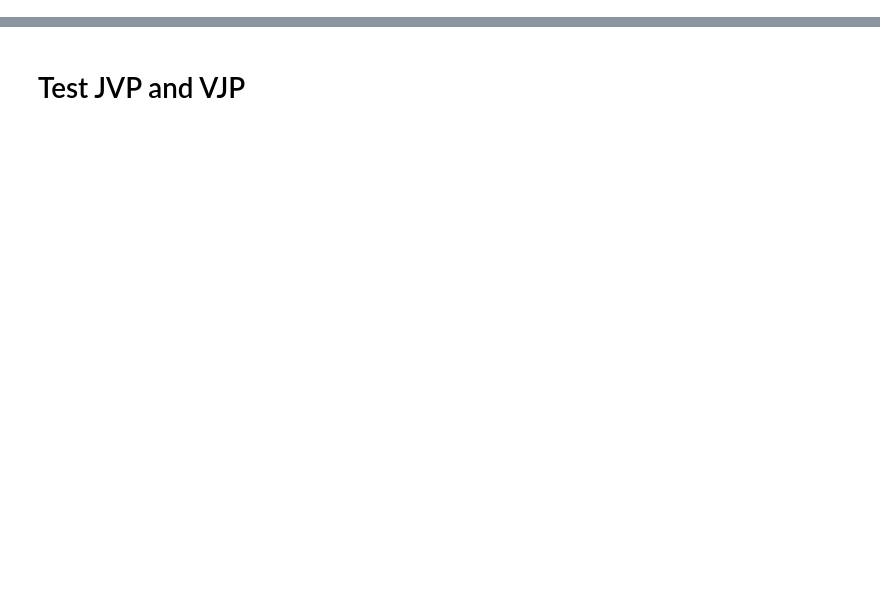
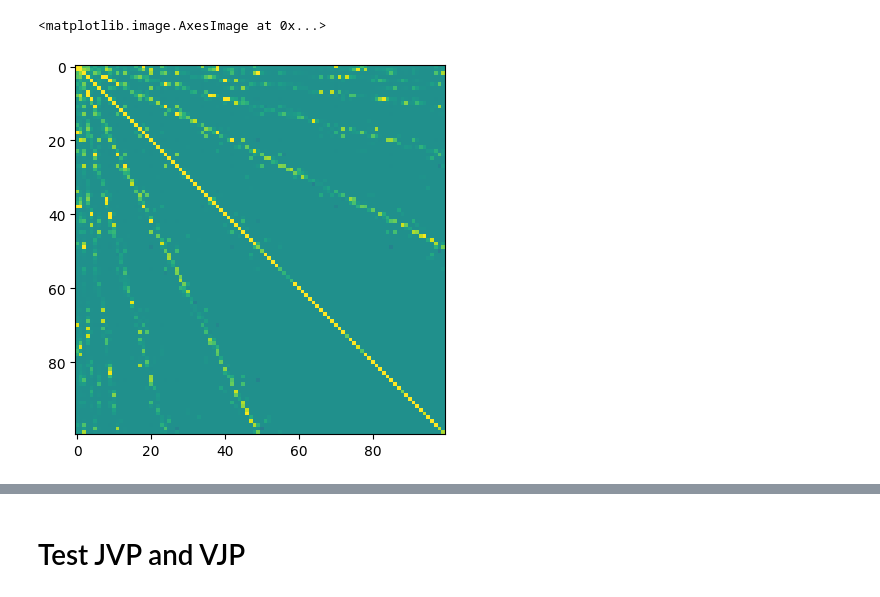
Before and after one commit to stanford-ism/graphgp, a Jupyter notebook: new.ipynb, the cells around one changed output, grey strips where cells are left out. Drawn from its saved outputs; the diff is of its cells as text; code cells hidden in the pictures; blank space fills up the shorter version.

```diff
--- a/new.ipynb
+++ b/new.ipynb
@@ -43,7 +32,8 @@ _ = jax.vjp(jax.jit(cuda_func), xi)[1](values_tangent)[0].block_until_ready()
 # %%
-k1, k2 = jr.split(key, 2)
+key, k1, k2 = jr.split(key, 3)
 n_points, graph, covariance = default_setup(k1)
-xi = jr.normal(k2, (n_points,))  # Batch size of 10
+xi = jr.normal(k2, (n_points,))
+xi_tangent = jr.normal(k2, (n_points,))
 
 # Forward pass with JAX and CUDA
 jax_func = Partial(hg.generate_refine, graph, covariance, cuda=False)
@@ -54,3 +67,6 @@ def loss_func(xi, cuda=False):
 # %%
-jax.hessian(Partial(loss_func, cuda=False))(xi)
+plt.imshow(jax.hessian(Partial(loss_func, cuda=False))(xi), vmin=-1, vmax=1)
+# %% [output]
+<matplotlib.image.AxesImage at 0x...>
+[figure, added]
 # %%
```
Also changed, not shown: parts of 8 cells of this notebook, 1 other file.
